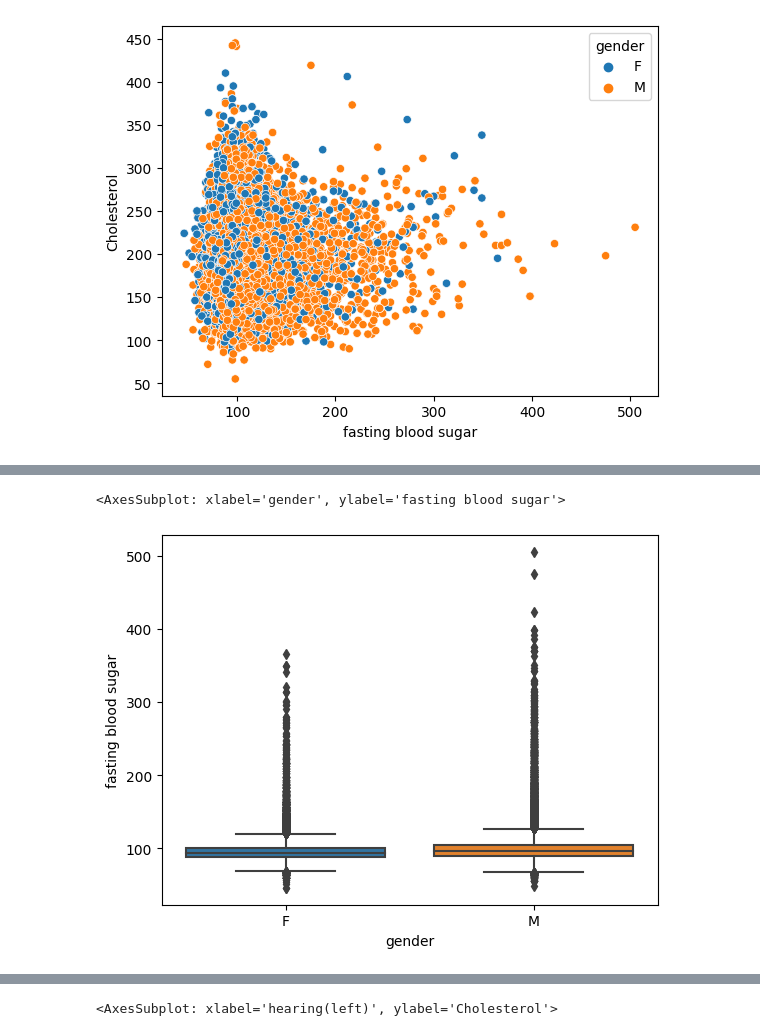
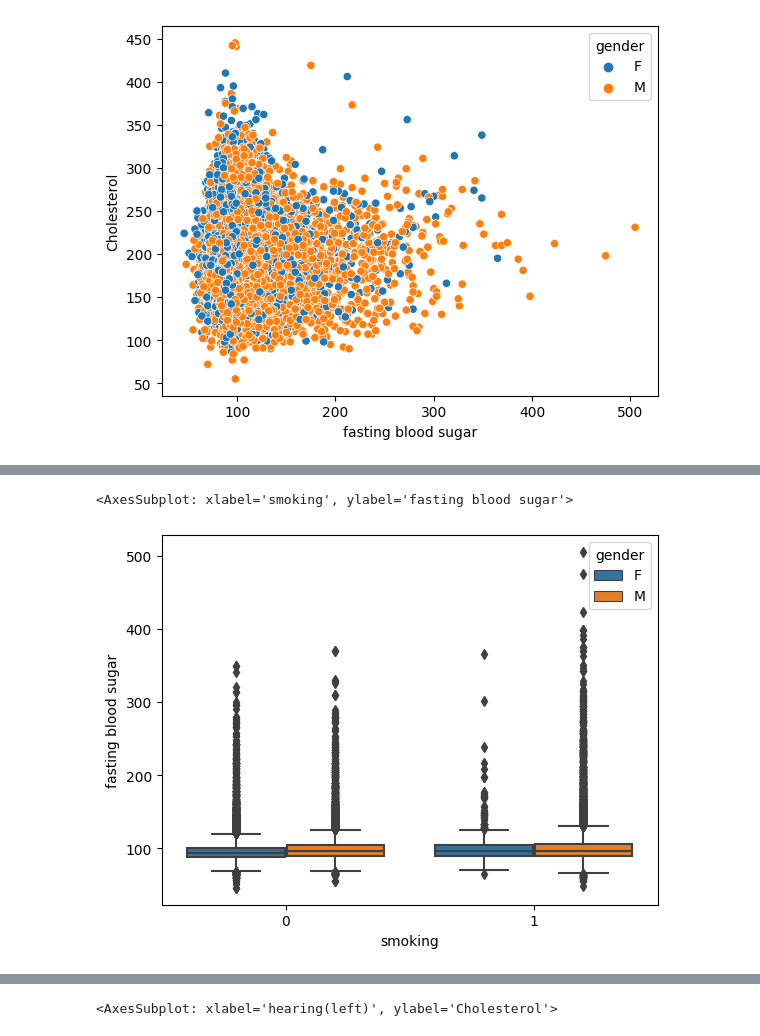
Before and after one commit to Renga1999/Data_Mining_Project_Body_Signal_due_to_smoking, a Jupyter notebook: Team2_python_project.ipynb, the cells around one changed output, grey strips where cells are left out. Drawn from its saved outputs; the diff is of its cells as text; code cells hidden in the pictures.

Commit message:
Box plots with a few scatter plots

```diff
--- a/Team2_python_project.ipynb
+++ b/Team2_python_project.ipynb
@@ -174,5 +179,5 @@ sns.scatterplot(data = df, y = "Cholesterol", x= "fasting blood sugar",hue = "ge
 # %%
-sns.boxplot(data = df, x ="gender" , y= "fasting blood sugar")
+sns.boxplot(data = df, x ="smoking" , y= "fasting blood sugar",hue="gender")
 # %% [output]
-<AxesSubplot: xlabel='gender', ylabel='fasting blood sugar'>
+<AxesSubplot: xlabel='smoking', ylabel='fasting blood sugar'>
-[figure, old version]
+[figure, new version]
```
Also changed, not shown: parts of 3 cells of this notebook.
